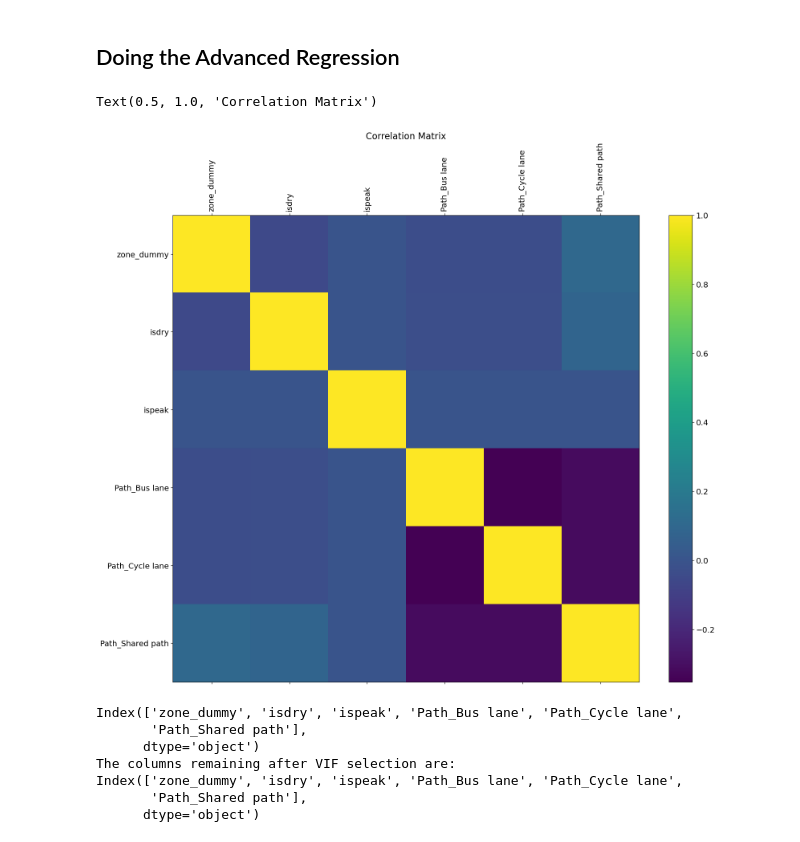
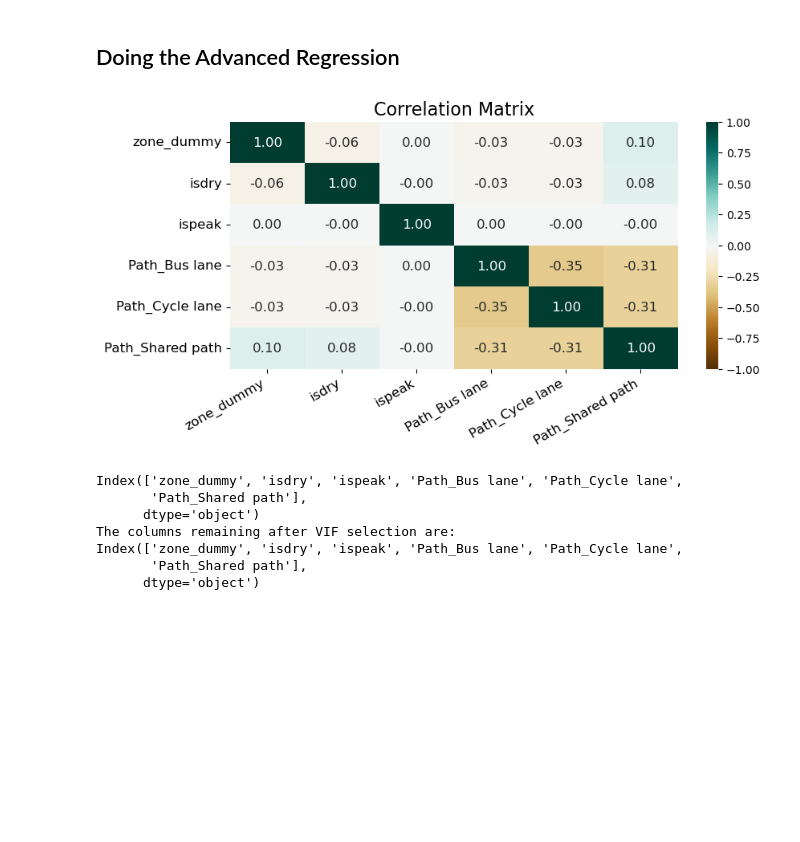
Before and after one commit to sokimura39/QM_Group, a Jupyter notebook: regression.ipynb, the cells around one changed output. Cells and saved outputs as stored; diff of their text form; code cells hidden in the pictures; blank space fills up the shorter version.

```diff
--- a/regression.ipynb
+++ b/regression.ipynb
@@ -156,17 +156,19 @@ count_summary.Count.hist(bins = np.ceil(count_summary.Count.max()).astype(int))
 # %%
 # check multi-colinearity
 df = count_summary.copy().drop(columns = ['Count'])
-plt.rcParams["axes.grid"] = False
-f = plt.figure(figsize=(19, 15))
-plt.matshow(df.corr(), fignum=f.number)
-plt.xticks(range(df.shape[1]), df.columns, fontsize=14, rotation=90) # rotation of xticks
-plt.yticks(range(df.shape[1]), df.columns, fontsize=14)
-cb = plt.colorbar()
-cb.ax.tick_params(labelsize=14)
+plt.figure(figsize = (9, 4))
+heatmap = sns.heatmap(df.corr(), annot = True, vmin = -1, vmax = 1, cmap = 'BrBG', fmt = '.2f', annot_kws = {'fontsize': 12})
+# plt.rcParams["axes.grid"] = False
+# f = plt.figure(figsize=(10, 8))
+# plt.matshow(df.corr(), fignum=f.number, cmap = 'Blues')
+plt.xticks(fontsize = 12, rotation=30, ha = 'right') # rotation of xticks
+plt.yticks(fontsize = 12)
+# cb = plt.colorbar()
+# cb.ax.tick_params(labelsize=14)
 plt.title('Correlation Matrix', fontsize=16)
+plt.savefig(os.path.join(dir, 'cor_matrix.png'), bbox_inches = 'tight', dpi = 300)
 # %% [output]
-Text(0.5, 1.0, 'Correlation Matrix')
-[figure, old version]
+[figure, new version]
 # %%
 # define function
 # calculating VIF
```
Also changed, not shown: parts of 3 cells of this notebook, 1 other file.
